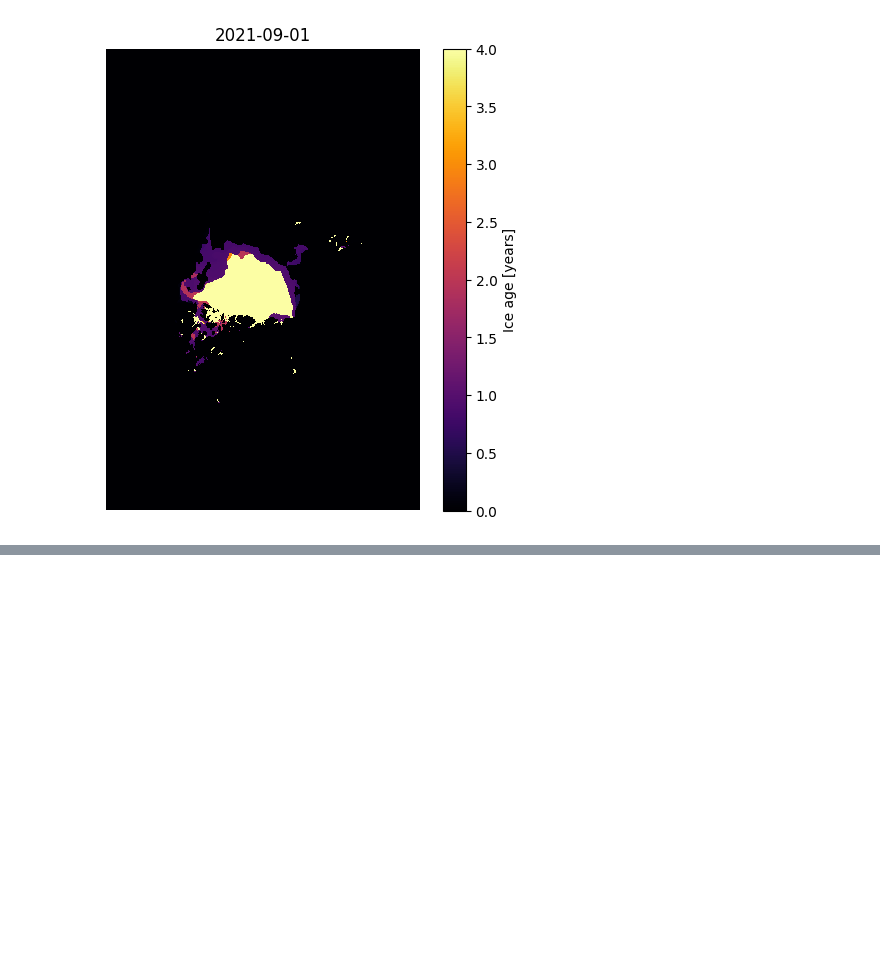
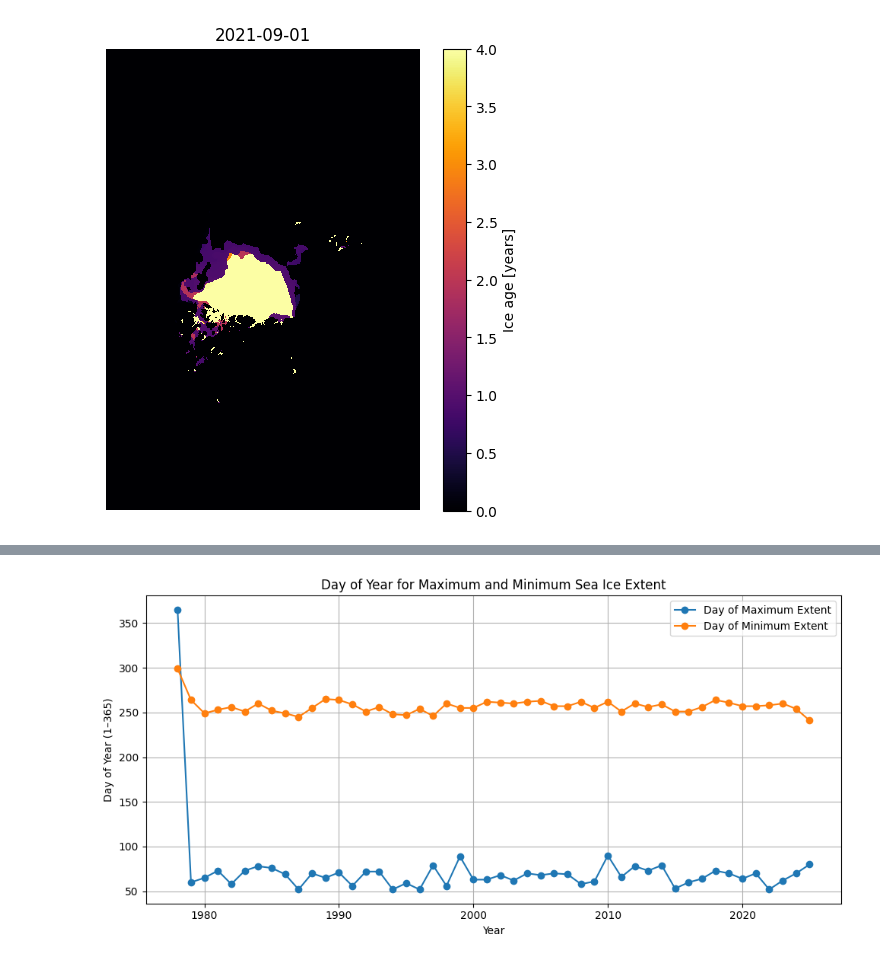
Before and after one commit to nwalser/CS163, a Jupyter notebook: project/main.ipynb, the cells around one changed output, grey strips where cells are left out. Saved outputs shown, nothing was run; the diff lists cells and outputs as text; code cells hidden in the pictures; blank space fills up the shorter version.

```diff
--- a/project/main.ipynb
+++ b/project/main.ipynb
@@ -137,0 +167,40 @@ plt.show()
+# %%
+import numpy as np
+import matplotlib.pyplot as plt
+
+# Assuming these exist:
+# areas = np.zeros(n_images, dtype='int64')  # sea ice areas
+# dates = np.zeros(n_files, dtype='datetime64[D]')  # corresponding dates
+
+# --- Extract years ---
+years = dates.astype('datetime64[Y]').astype(int) + 1970
+
+unique_years = np.unique(years)
+max_doy = np.zeros(len(unique_years))
+min_doy = np.zeros(len(unique_years))
+
+for i, year in enumerate(unique_years):
+    mask = years == year
+    year_areas = areas[mask]
+    year_dates = dates[mask]
+
+    # Compute the day of year (1–366)
+    day_of_year = (year_dates - year_dates.astype('datetime64[Y]')).astype(int) + 1
+
+    max_doy[i] = day_of_year[np.argmax(year_areas)]
+    min_doy[i] = day_of_year[np.argmin(year_areas)]
+
+# --- Plot ---
+plt.figure(figsize=(10,5))
+plt.plot(unique_years, max_doy, label='Day of Maximum Extent', marker='o')
+plt.plot(unique_years, min_doy, label='Day of Minimum Extent', marker='o')
+
+plt.title("Day of Year for Maximum and Minimum Sea Ice Extent")
+plt.xlabel("Year")
+plt.ylabel("Day of Year (1–365)")
+plt.legend()
+plt.grid(True)
+plt.tight_layout()
+plt.show()
+# %% [output]
+[figure, added]
```
Also changed, not shown: parts of 3 cells of this notebook, 1 other file.
